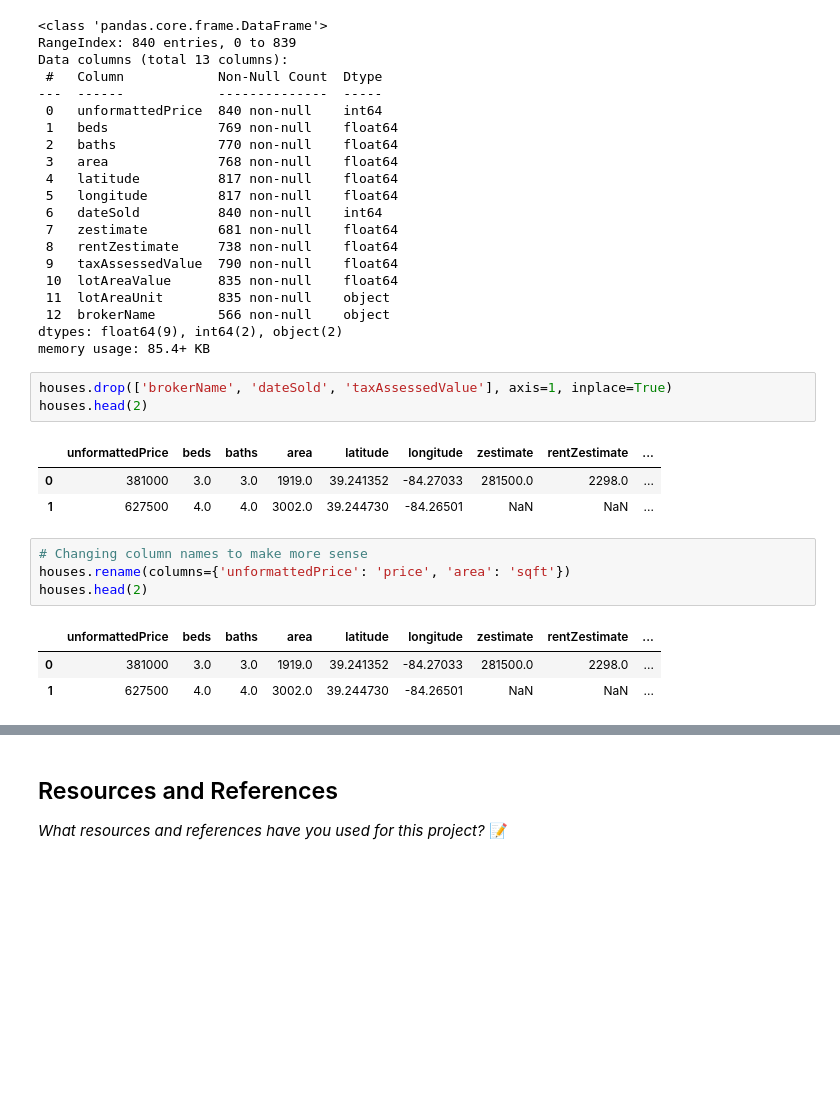
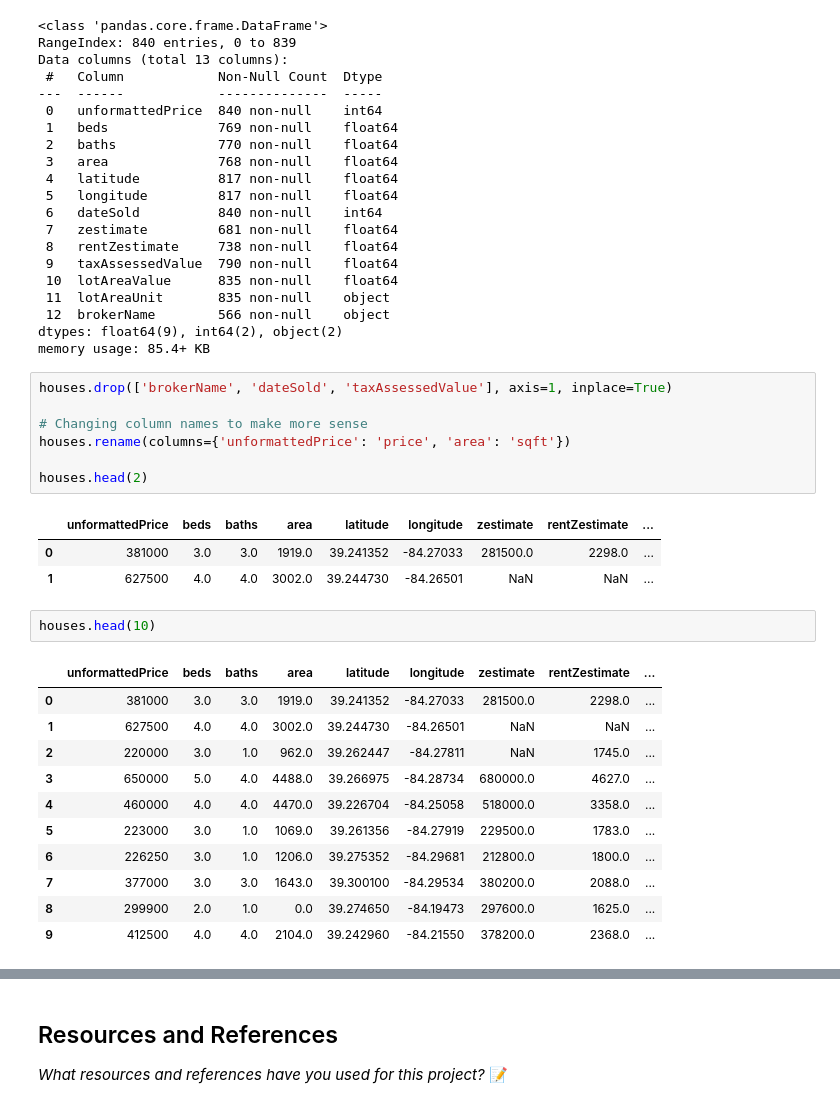
Before and after one commit to JoshAnness/Loveland-Housing-Model, a Jupyter notebook: LovelandHousing.ipynb, the cells around one changed output, grey strips where cells are left out. Cells and saved outputs as stored; diff of their text form; blank space fills up the shorter version.

```diff
--- a/LovelandHousing.ipynb
+++ b/LovelandHousing.ipynb
@@ -223,16 +232,26 @@ dtypes: float64(9), int64(2), object(2)
 memory usage: 85.4+ KB
 # %%
 houses.drop(['brokerName', 'dateSold', 'taxAssessedValue'], axis=1, inplace=True)
+
+# Changing column names to make more sense
+houses.rename(columns={'unformattedPrice': 'price', 'area': 'sqft'})
+
 houses.head(2)
 # %% [output]
 |  | unformattedPrice | beds | baths | area | latitude | longitude | zestimate | rentZestimate | ... |
 | 0 | 381000 | 3.0 | 3.0 | 1919.0 | 39.241352 | -84.27033 | 281500.0 | 2298.0 | ... |
 | 1 | 627500 | 4.0 | 4.0 | 3002.0 | 39.244730 | -84.26501 | NaN | NaN | ... |
-# %%
-# Changing column names to make more sense
-houses.rename(columns={'unformattedPrice': 'price', 'area': 'sqft'})
-houses.head(2)
-# %% [output]
-|  | unformattedPrice | beds | baths | area | latitude | longitude | zestimate | rentZestimate | ... |
-| 0 | 381000 | 3.0 | 3.0 | 1919.0 | 39.241352 | -84.27033 | 281500.0 | 2298.0 | ... |
-| 1 | 627500 | 4.0 | 4.0 | 3002.0 | 39.244730 | -84.26501 | NaN | NaN | ... |
+# %%
+houses.head(10)
+# %% [output]
+|  | unformattedPrice | beds | baths | area | latitude | longitude | zestimate | rentZestimate | ... |
+| 0 | 381000 | 3.0 | 3.0 | 1919.0 | 39.241352 | -84.27033 | 281500.0 | 2298.0 | ... |
+| 1 | 627500 | 4.0 | 4.0 | 3002.0 | 39.244730 | -84.26501 | NaN | NaN | ... |
+| 2 | 220000 | 3.0 | 1.0 | 962.0 | 39.262447 | -84.27811 | NaN | 1745.0 | ... |
+| 3 | 650000 | 5.0 | 4.0 | 4488.0 | 39.266975 | -84.28734 | 680000.0 | 4627.0 | ... |
+| 4 | 460000 | 4.0 | 4.0 | 4470.0 | 39.226704 | -84.25058 | 518000.0 | 3358.0 | ... |
+| 5 | 223000 | 3.0 | 1.0 | 1069.0 | 39.261356 | -84.27919 | 229500.0 | 1783.0 | ... |
+| 6 | 226250 | 3.0 | 1.0 | 1206.0 | 39.275352 | -84.29681 | 212800.0 | 1800.0 | ... |
+| 7 | 377000 | 3.0 | 3.0 | 1643.0 | 39.300100 | -84.29534 | 380200.0 | 2088.0 | ... |
+| 8 | 299900 | 2.0 | 1.0 | 0.0 | 39.274650 | -84.19473 | 297600.0 | 1625.0 | ... |
+| 9 | 412500 | 4.0 | 4.0 | 2104.0 | 39.242960 | -84.21550 | 378200.0 | 2368.0 | ... |
```
Also changed, not shown: parts of 8 cells of this notebook, 2 other files.
